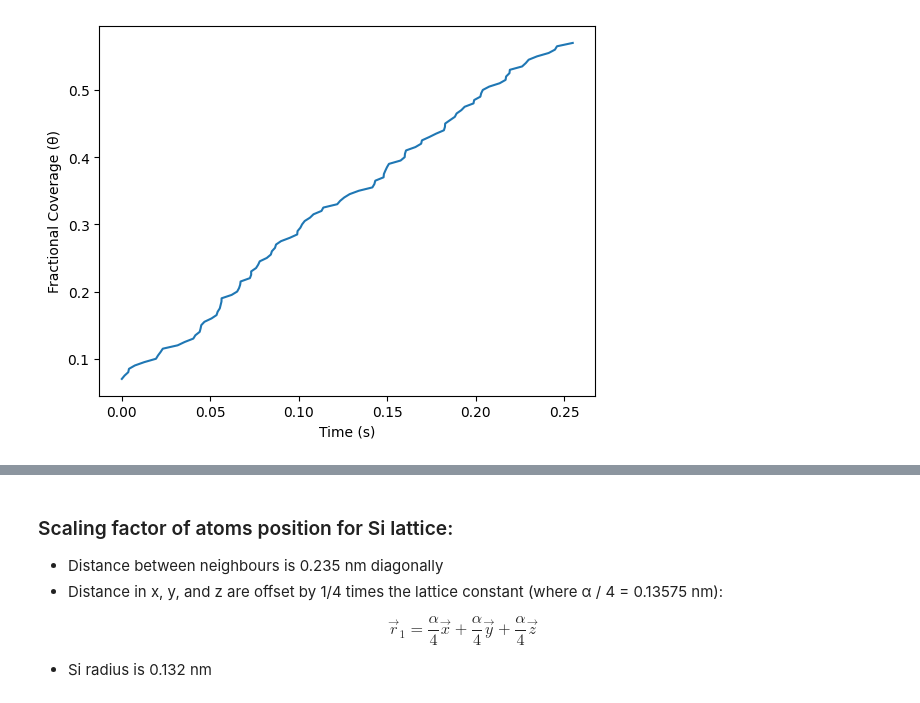
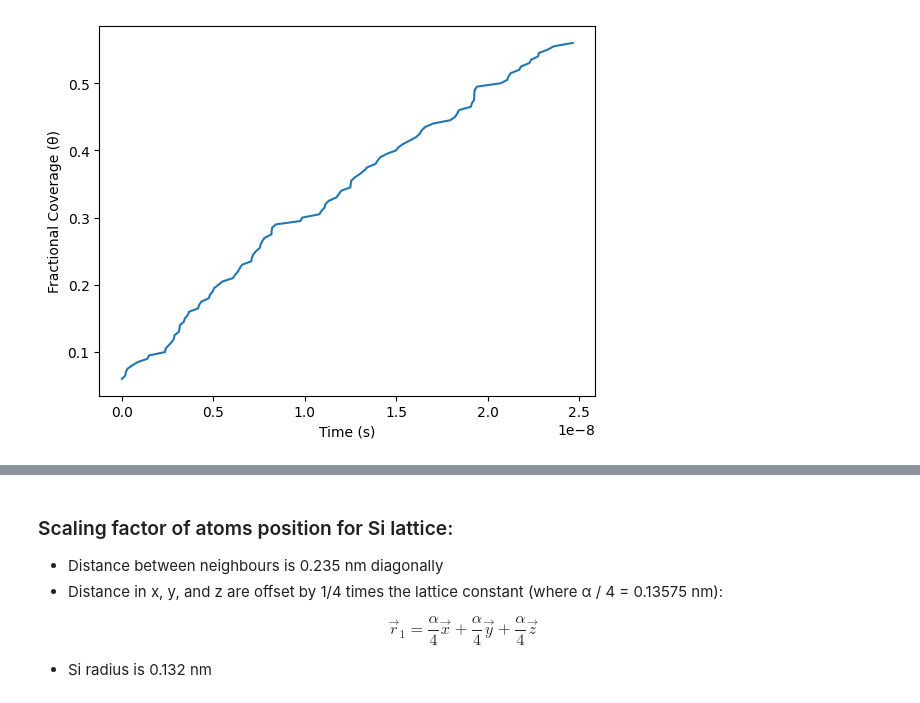
Before and after one commit to lisagavronskiy/si-epitaxy, a Jupyter notebook: Si-epitaxy.ipynb, the cells around one changed output, grey strips where cells are left out. Drawn from its saved outputs; the diff is of its cells as text; code cells hidden in the pictures.

Commit message:
Added Josh's growth rate function and fixed lammps output file format

```diff
--- a/Si-epitaxy.ipynb
+++ b/Si-epitaxy.ipynb
@@ -238,7 +286,7 @@ def get_number_neighbours_and_bonding(current_layer, layer_number, previous_laye
 
     return number_neighbours_previous_layer, number_neighbours_current_layer, bonding
 # %%
-def step_forward(current_time, current_layer, layer_number, previous_layer, array_of_sites, length, simulation_params=(0.5,1,2)):
+def step_forward(current_time, current_layer, layer_number, previous_layer, array_of_sites, length, simulation_params=(133, 500)):
     """
     Perform a single time step in the simulation, where based on probabilities, an atom will bond to
     the current layer.
@@ -250,13 +298,15 @@ def step_forward(current_time, current_layer, layer_number, previous_layer, arra
     - previous_layer (np.array): Lattice layer (2D, NxN) that atoms on current layer are being bonded to.
     - array_of_sites (list( tuple(int, int) )): List of site indices in the lattice
     - length (int): The size of the lattice (NxN).
-    - simulation_params (tuple): Tuple containing
-                                 (rA_neighbours_previous_layer, rA_neighbours_current_layer, rA_bonds_available)
+    - simulation_params (tuple): Tuple containing (partial_pressure in Pa, temperature in C)
 
     Returns:
     - np.array, float: Updated current_layer array and new time
     """
-    rA_neighbours_previous_layer, rA_neighbours_current_layer, rA_bonds_available = simulation_params # [s^-1]
+    partial_pressure, temperature = simulation_params # [s^-1]
+
+    # convert temp to K
+    temperature = c_to_k(temperature)
 
     # Calculate rates based on if bonding is possible, and neighbours in previous and current layers
     rates = np.zeros(len(array_of_sites))
@@ -266,12 +316,7 @@ def step_forward(current_time, current_layer, layer_number, previous_layer, arra
 
         # If site is unoccupied and bonding is possible
         if current_layer[site_coordinate] == 0 and bonding:
-            rates[site_index] = ( rA_neighbours_previous_layer * number_neighbours_previous_layer ) + \
-                                    ( rA_neighbours_current_layer * number_neighbours_current_layer ) # + \
-                                      # ( np.exp(rA_bonds_available * bonding) ) # ( 10**(rA_bonds_available * bonding) )
-
-            if bonding == 1:
-                rates[site_index] = rates[site_index]/4
+            rates[site_index] = growth_rate(partial_pressure, number_neighbours_current_layer, bonding, temperature, kb)
         else:
             rates[site_index] = 0
 
@@ -290,7 +335,7 @@ def step_forward(current_time, current_layer, layer_number, previous_layer, arra
     current_time += np.random.exponential(1 / total_rate)
     return current_layer, current_time
 # %%
-def run_monolayer_simulation(current_layer, layer_number, previous_layer, length, n_steps=100, simulation_params=(0.5,1,2)):
+def run_monolayer_simulation(current_layer, layer_number, previous_layer, length, n_steps=100, simulation_params=(133,500)):
     """
     Perform a simulation for monolayer growth, and save the times, lattice configurations, and fractional coverage.
 
@@ -300,7 +345,7 @@ def run_monolayer_simulation(current_layer, layer_number, previous_layer, length
     - previous_layer (np.array): Lattice layer (2D, NxN) that atoms on current layer are being bonded to.
     - length (int): The size of the lattice (NxN).
     - n_steps (int): The number of steps to run the simulation over.
-    - simulation_params (tuple): Tuple containing (rA_neighbours_previous_layer, rA_neighbours_current_layer, rA_bonds_available)
+    - simulation_params (tuple): Tuple containing (partial_pressure in Pa, temperature in C)
 
     Returns:
     - list(np.array): List of lattice layer (2D, NxN) for each simulation step
@@ -363,17 +408,17 @@ def grow_Si(layers, length, percent_occupied_substrate=1, n_steps=100, simulatio
 # %%
 LENGTH = 20
 base_Si_layer = initialize_lattice(LENGTH, 1, 0.9) # 0.90 contains 10% vacancies (defects)
 
 # even, layer 2
 second_layer = initialize_lattice(LENGTH, 2, 0.05) # Say majority of it is empty
 
-configurations, times, fractional_coverages = run_monolayer_simulation(second_layer, 2, base_Si_layer, LENGTH, n_steps=100, simulation_params=(0.5,1,2))
+configurations, times, fractional_coverages = run_monolayer_simulation(second_layer, 2, base_Si_layer, LENGTH, n_steps=100, simulation_params=(133, 500))
 
 plt.plot(times, fractional_coverages)
 plt.xlabel('Time (s)'), plt.ylabel('Fractional Coverage (θ)')
 plt.show()
 # %% [output]
-[figure, old version]
+[figure, new version]
 # %%
 layer_mask = initialize_lattice(LENGTH, 1)
 base_Si_layer[(base_Si_layer == 0) & (layer_mask != 0)] = 2
```
Also changed, not shown: parts of 7 cells of this notebook.
